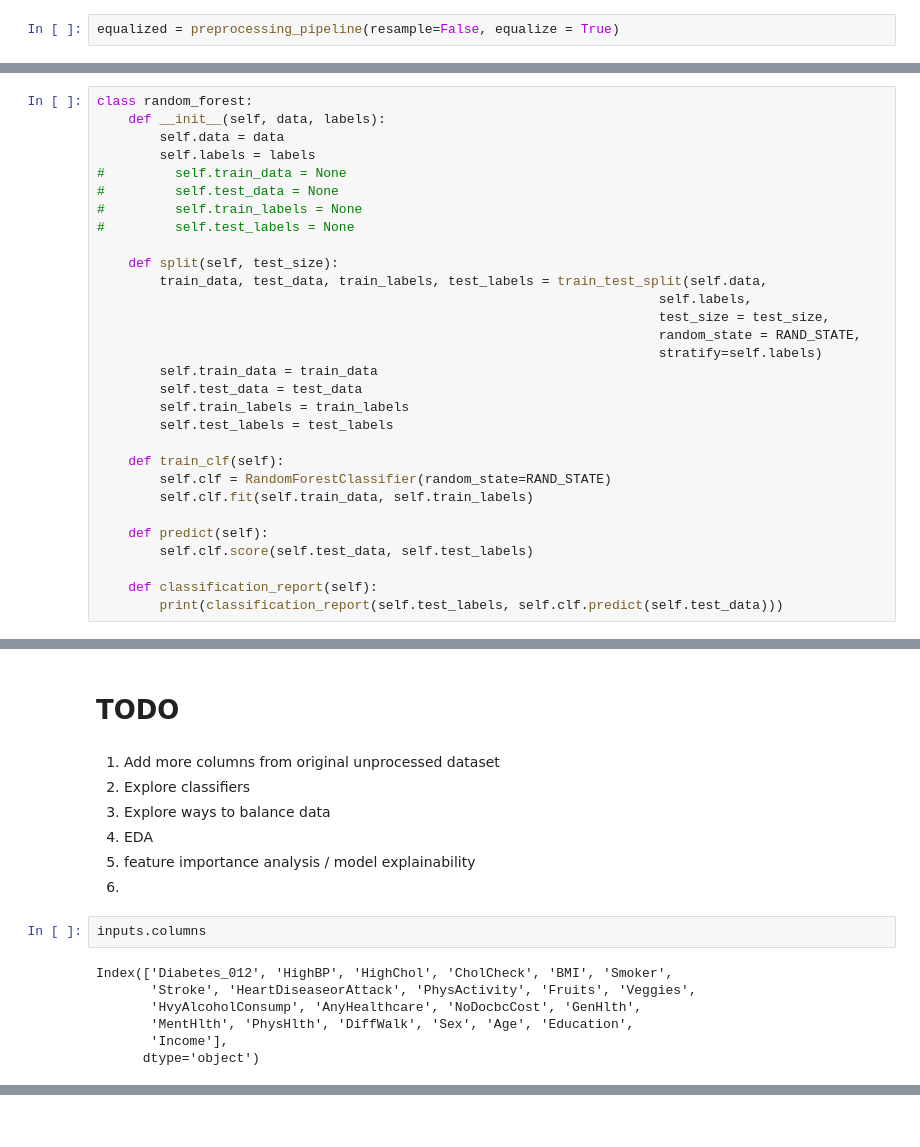
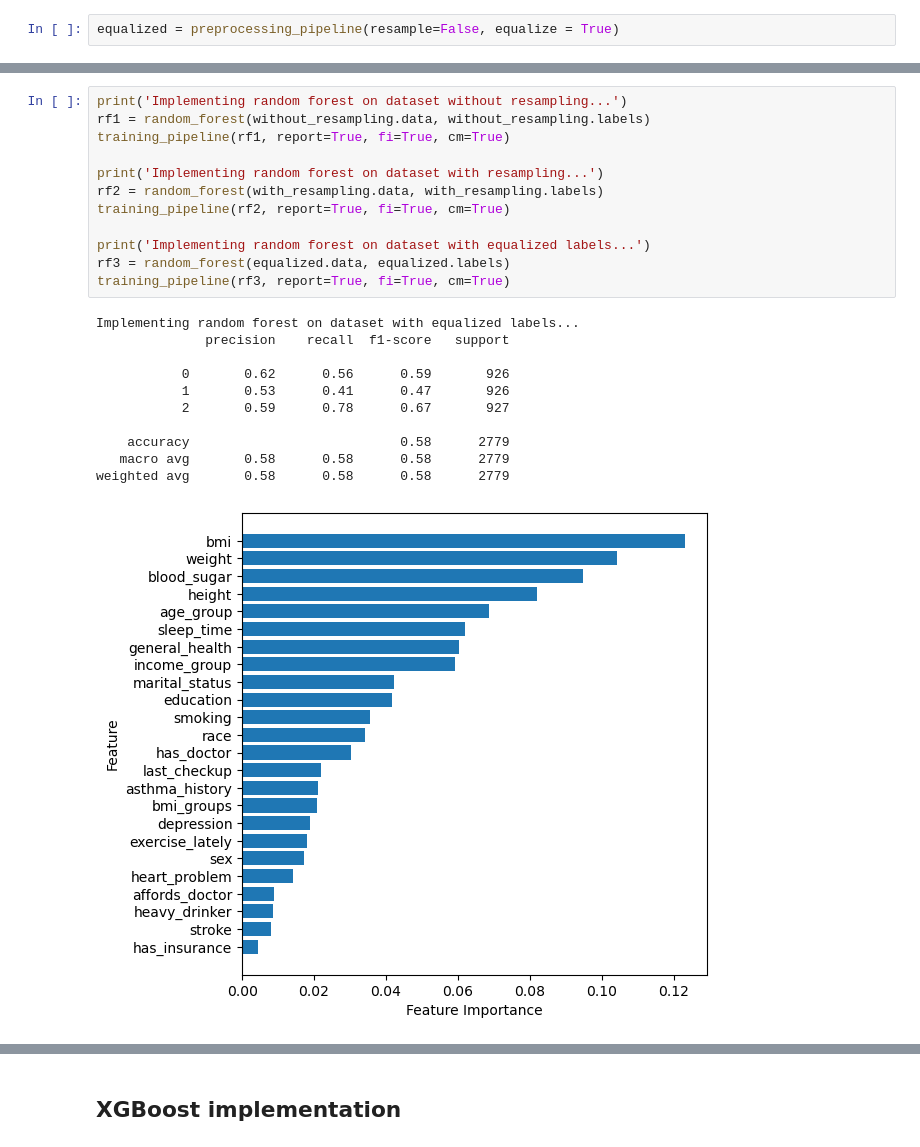
Before and after one commit to AlexMilionis/BioDataProject, a Jupyter notebook: BioAnalysis.ipynb, the cells around one changed output, grey strips where cells are left out. Drawn from its saved outputs; the diff is of its cells as text.

```diff
--- a/BioAnalysis.ipynb
+++ b/BioAnalysis.ipynb
@@ -121,30 +354,0 @@ def feature_importance(classifier):
-# %%
-class random_forest:
-    def __init__(self, data, labels):
-        self.data = data
-        self.labels = labels
-#         self.train_data = None
-#         self.test_data = None
-#         self.train_labels = None
-#         self.test_labels = None
-
-    def split(self, test_size):
-        train_data, test_data, train_labels, test_labels = train_test_split(self.data,
-                                                                        self.labels,
-                                                                        test_size = test_size,
-                                                                        random_state = RAND_STATE,
-                                                                        stratify=self.labels)
-        self.train_data = train_data
-        self.test_data = test_data
-        self.train_labels = train_labels
-        self.test_labels = test_labels
-
-    def train_clf(self):
-        self.clf = RandomForestClassifier(random_state=RAND_STATE)
-        self.clf.fit(self.train_data, self.train_labels)
-
-    def predict(self):
-        self.clf.score(self.test_data, self.test_labels)
-
-    def classification_report(self):
-        print(classification_report(self.test_labels, self.clf.predict(self.test_data)))
@@ -281,18 +355,24 @@ feature_importance(gb3)
-# %% [markdown]
-# TODO
-# %% [markdown]
-1. Add more columns from original unprocessed dataset
-2. Explore classifiers
-3. Explore ways to balance data
-4. EDA
-5. feature importance analysis / model explainability
-6.
-# %%
-inputs.columns
-# %% [output]
-Index(['Diabetes_012', 'HighBP', 'HighChol', 'CholCheck', 'BMI', 'Smoker',
-       'Stroke', 'HeartDiseaseorAttack', 'PhysActivity', 'Fruits', 'Veggies',
-       'HvyAlcoholConsump', 'AnyHealthcare', 'NoDocbcCost', 'GenHlth',
-       'MentHlth', 'PhysHlth', 'DiffWalk', 'Sex', 'Age', 'Education',
-       'Income'],
-      dtype='object')
+# %%
+print('Implementing random forest on dataset without resampling...')
+rf1 = random_forest(without_resampling.data, without_resampling.labels)
+training_pipeline(rf1, report=True, fi=True, cm=True)
+
+print('Implementing random forest on dataset with resampling...')
+rf2 = random_forest(with_resampling.data, with_resampling.labels)
+training_pipeline(rf2, report=True, fi=True, cm=True)
+
+print('Implementing random forest on dataset with equalized labels...')
+rf3 = random_forest(equalized.data, equalized.labels)
+training_pipeline(rf3, report=True, fi=True, cm=True)
+# %% [output]
+Implementing random forest on dataset with equalized labels...
+              precision    recall  f1-score   support
+
+           0       0.62      0.56      0.59       926
+           1       0.53      0.41      0.47       926
+           2       0.59      0.78      0.67       927
+
+    accuracy                           0.58      2779
+   macro avg       0.58      0.58      0.58      2779
+weighted avg       0.58      0.58      0.58      2779
+[figure, added]
@@ -298,0 +380,2 @@ Index(['Diabetes_012', 'HighBP', 'HighChol', 'CholCheck', 'BMI', 'Smoker',
+# %% [markdown]
+## XGBoost implementation
```
Also changed, not shown: parts of 41 cells of this notebook, 1 other file.
